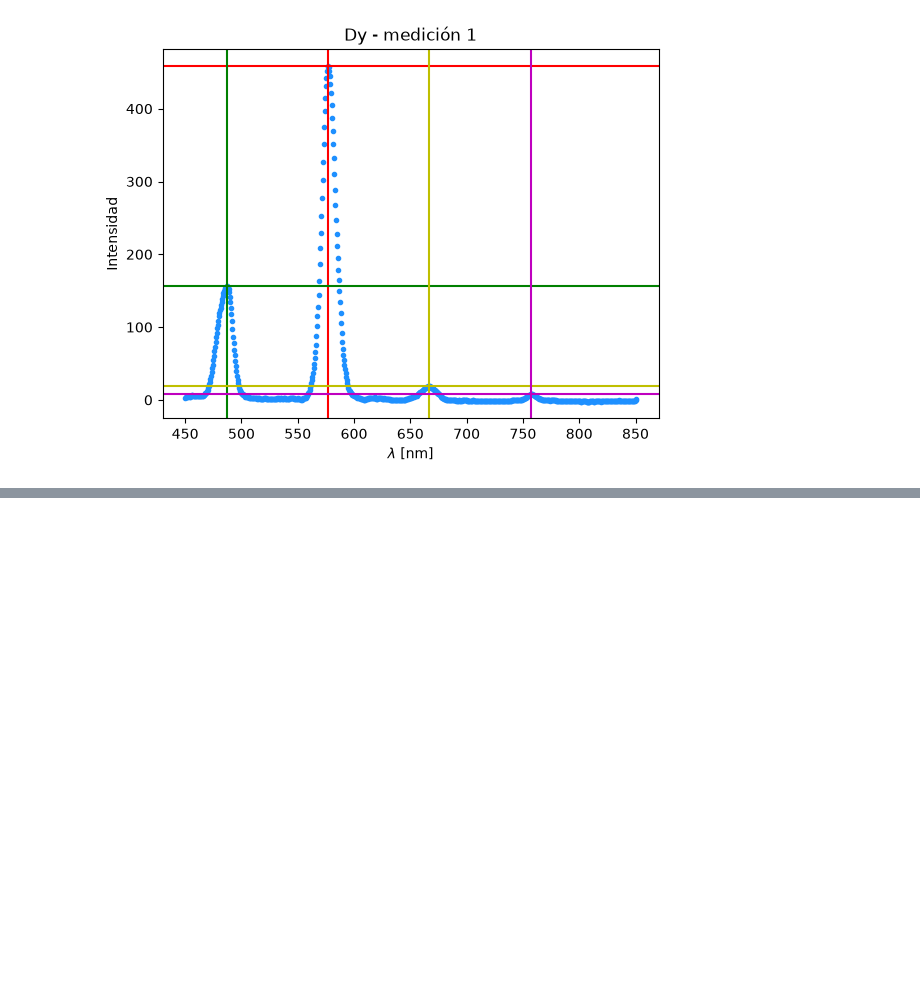
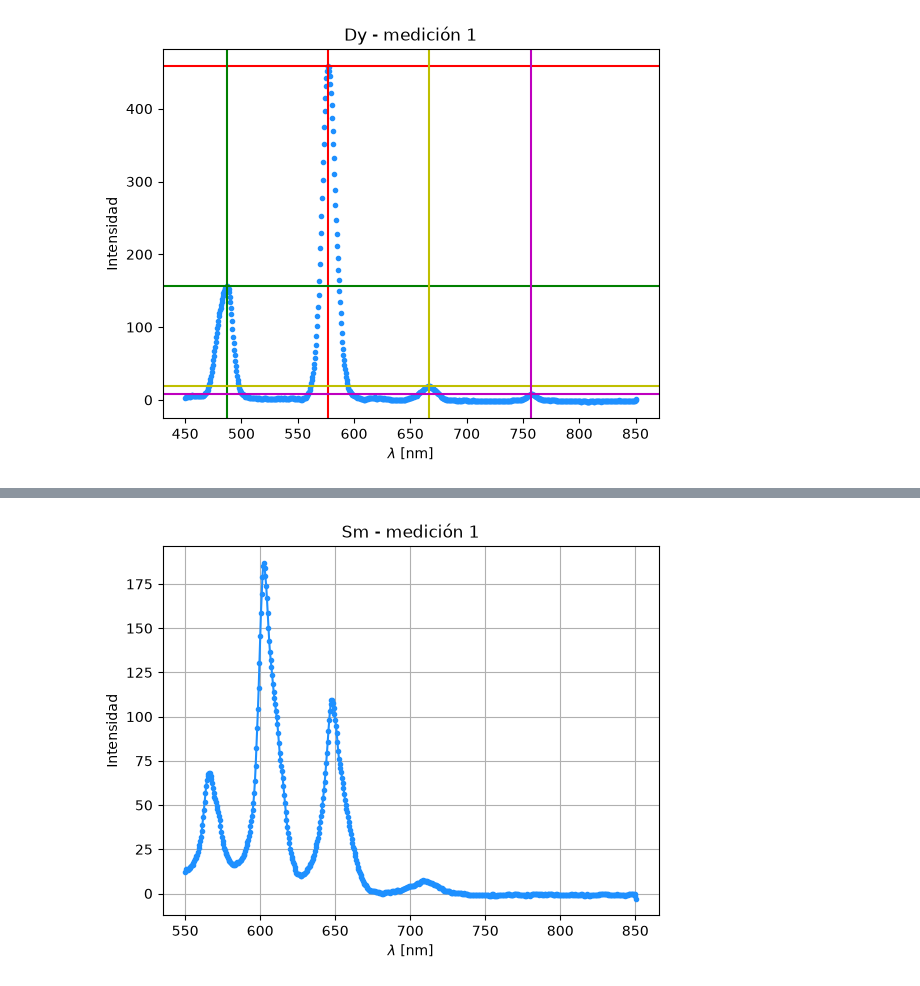
Before and after one commit to Alexi5omg/Labo-Contemporanea-I, a Jupyter notebook: P2-Propiedades_Opticas_Tierras_Raras/Analisis-P2.ipynb, the cells around one changed output, grey strips where cells are left out. Saved outputs shown, nothing was run; the diff lists cells and outputs as text; code cells hidden in the pictures; blank space fills up the shorter version.

```diff
--- a/P2-Propiedades_Opticas_Tierras_Raras/Analisis-P2.ipynb
+++ b/P2-Propiedades_Opticas_Tierras_Raras/Analisis-P2.ipynb
@@ -127,0 +200,9 @@ plt.axvline(dy_med_1_pico_4,c='m'), plt.axhline(dy_med_1_maxInt_4,c='m') # pico
+# %%
+# Leemos el archivo de datos
+sm_med_1 = pd.read_csv("EuVLx#20.sp",sep='\t',skiprows=54,header=None,dtype='float')
+
+# Le ponemos nombre a las columnas
+sm_med_1.columns=(["x","y"])
+
+# Imprimimos la tabla de datos
+sm_med_1
@@ -127,0 +223,8 @@ plt.axvline(dy_med_1_pico_4,c='m'), plt.axhline(dy_med_1_maxInt_4,c='m') # pico
+# %%
+# Guardamos las columnas en una lista cada una para poder graficarlas
+sm_med_1_x = sm_med_1["x"].values
+sm_med_1_y = sm_med_1["y"].values
+
+# Las visualizamos
+print(sm_med_1_x)
+print(sm_med_1_y)
@@ -127,0 +249,9 @@ plt.axvline(dy_med_1_pico_4,c='m'), plt.axhline(dy_med_1_maxInt_4,c='m') # pico
+# %%
+# Hacemos una gráfica inicial de los datos
+
+plt.plot(sm_med_1_x,sm_med_1_y,'.-',c='dodgerblue')
+plt.title('Sm - medición 1')
+plt.xlabel(r'$\lambda$ [nm]'), plt.ylabel(r'Intensidad')
+plt.grid()
+# %% [output]
+[figure, added]
```
Also changed, not shown: parts of 30 cells of this notebook.
